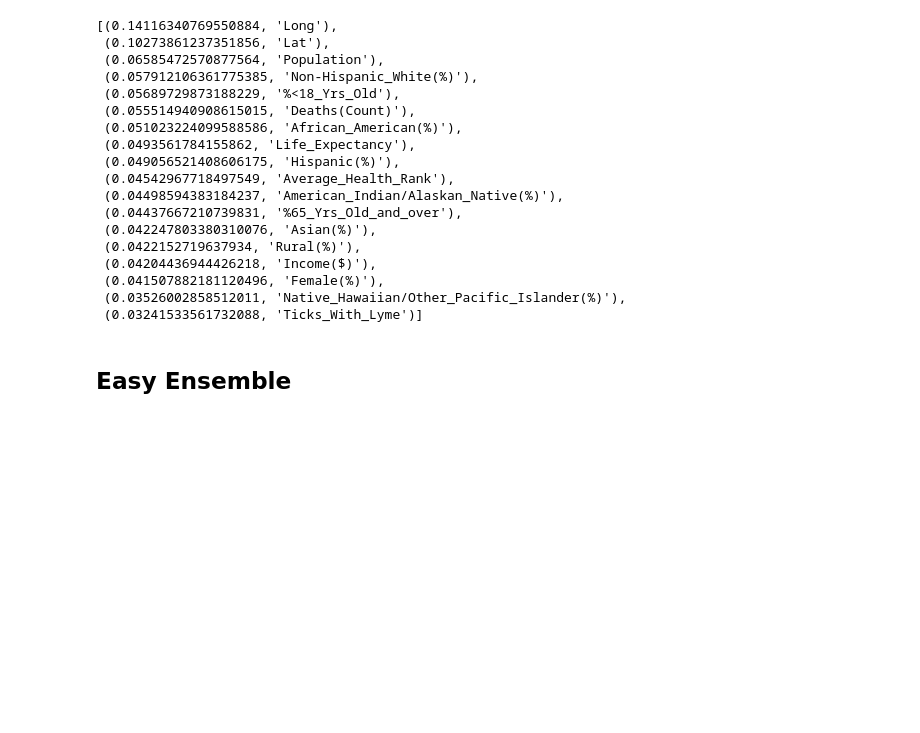
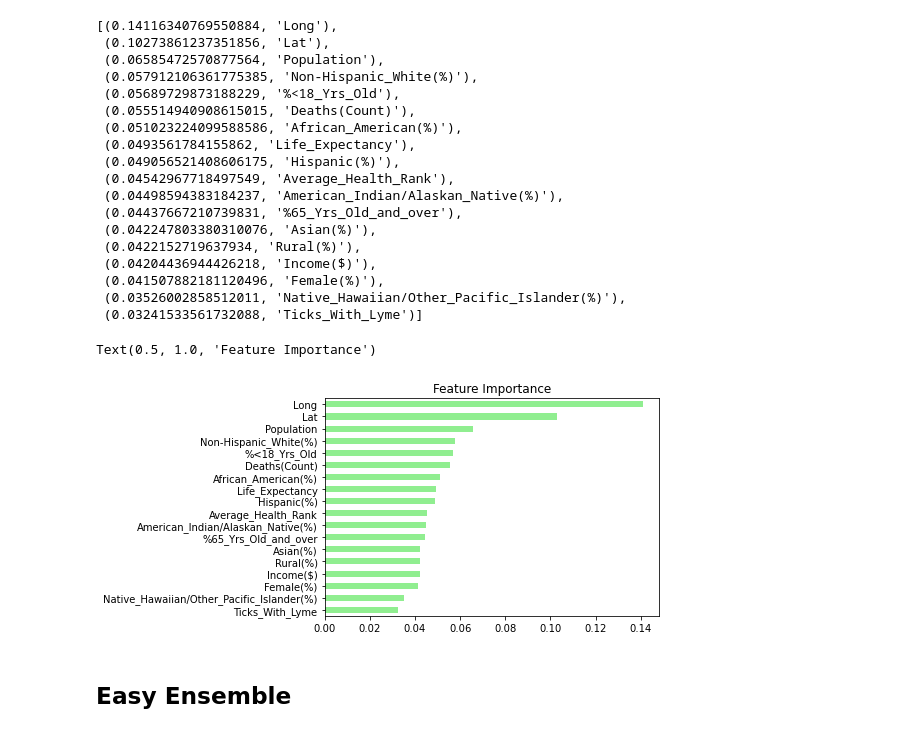
Before and after one commit to Tsoggy/Lyme_Disease, a Jupyter notebook: Resources/Notebooks/Lyme_ML_model.ipynb, the cells around one changed output. Saved outputs shown, nothing was run; the diff lists cells and outputs as text; code cells hidden in the pictures; blank space fills up the shorter version.

```diff
--- a/Resources/Notebooks/Lyme_ML_model.ipynb
+++ b/Resources/Notebooks/Lyme_ML_model.ipynb
@@ -377,6 +388,14 @@ sorted(zip(brf.feature_importances_, X.columns), reverse= True)
  (0.041507882181120496, 'Female(%)'),
  (0.03526002858512011, 'Native_Hawaiian/Other_Pacific_Islander(%)'),
  (0.03241533561732088, 'Ticks_With_Lyme')]
+# %%
+# Plot the the model's features based on influence
+features = pd.Series(brf.feature_importances_, X.columns)
+features.sort_values().plot(kind = 'barh', color= 'lightgreen')
+plt.title("Feature Importance")
+# %% [output]
+Text(0.5, 1.0, 'Feature Importance')
+[figure, added]
 # %% [markdown]
 ## Easy Ensemble
 # %%
```
Also changed, not shown: parts of 1 cell of this notebook, 13 other files.
